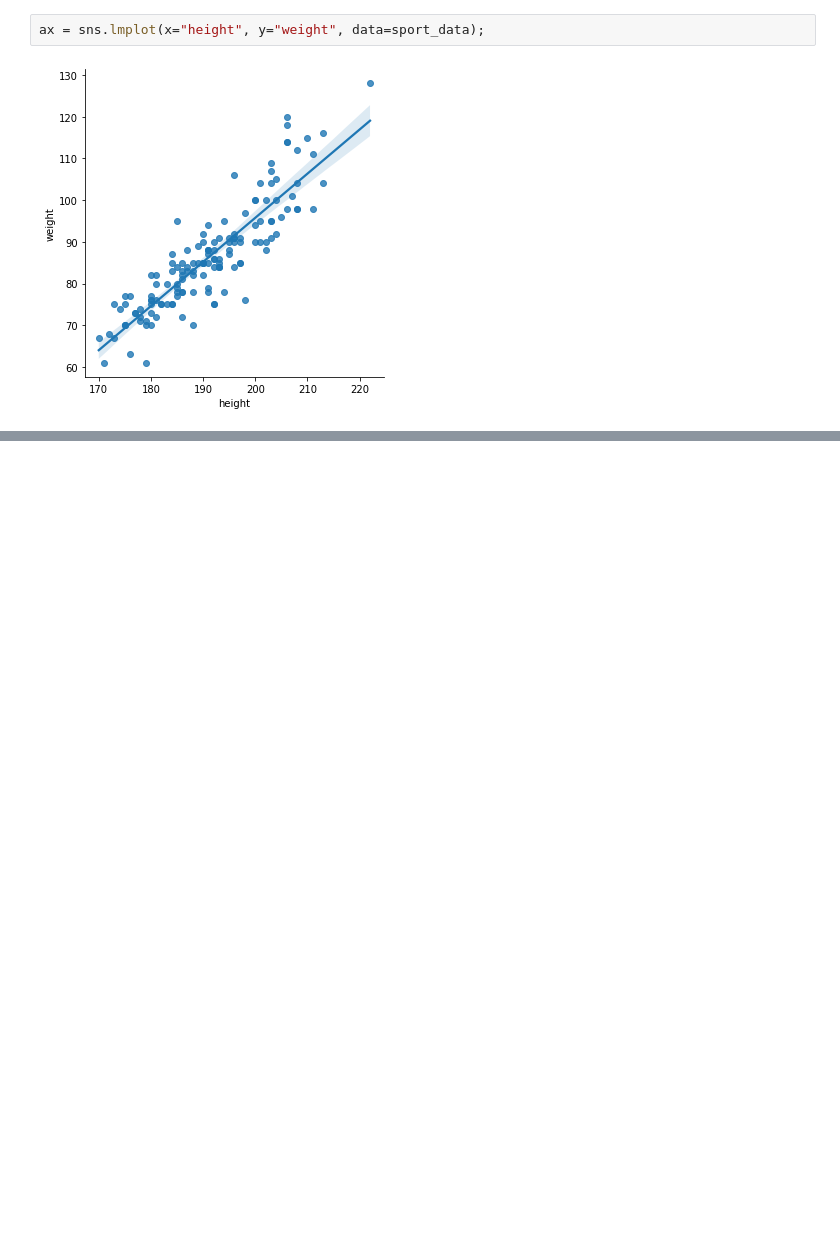
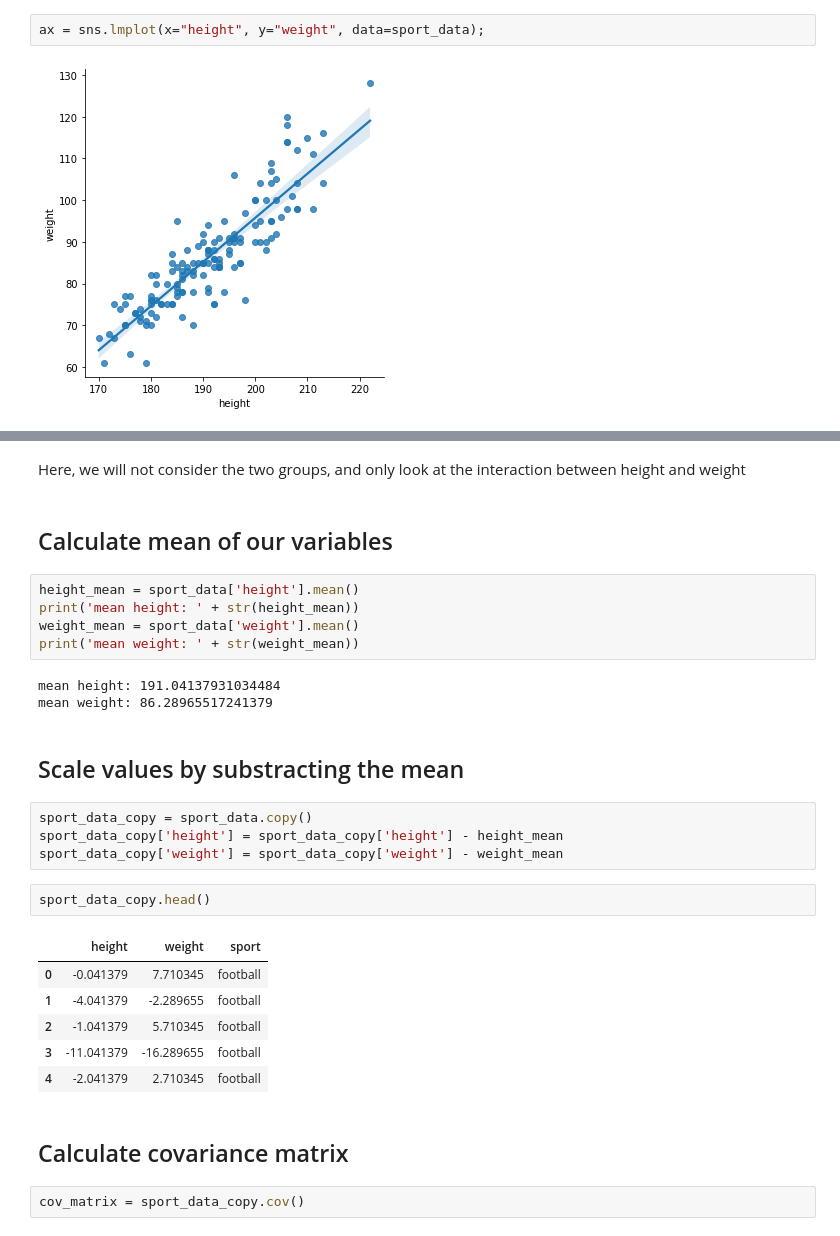
Before and after one commit to kauber/Five_Easy_Pieces, a Jupyter notebook: A simple study on PCA.ipynb, the cells around one changed output, grey strips where cells are left out. Drawn from its saved outputs; the diff is of its cells as text; blank space fills up the shorter version.

```diff
--- a/A simple study on PCA.ipynb
+++ b/A simple study on PCA.ipynb
@@ -52,0 +53,31 @@ to fitting a regression line
+# %% [markdown]
+Here, we will not consider the two groups, and only look at the interaction between height and weight
+# %% [markdown]
+## Calculate mean of our variables
+# %%
+height_mean = sport_data['height'].mean()
+print('mean height: ' + str(height_mean))
+weight_mean = sport_data['weight'].mean()
+print('mean weight: ' + str(weight_mean))
+# %% [output]
+mean height: 191.04137931034484
+mean weight: 86.28965517241379
+# %% [markdown]
+## Scale values by substracting the mean
+# %%
+sport_data_copy = sport_data.copy()
+sport_data_copy['height'] = sport_data_copy['height'] - height_mean
+sport_data_copy['weight'] = sport_data_copy['weight'] - weight_mean
+# %%
+sport_data_copy.head()
+# %% [output]
+|  | height | weight | sport |
+| 0 | -0.041379 | 7.710345 | football |
+| 1 | -4.041379 | -2.289655 | football |
+| 2 | -1.041379 | 5.710345 | football |
+| 3 | -11.041379 | -16.289655 | football |
+| 4 | -2.041379 | 2.710345 | football |
+# %% [markdown]
+## Calculate covariance matrix
+# %%
+cov_matrix = sport_data_copy.cov()
```
Also changed, not shown: parts of 10 cells of this notebook.
